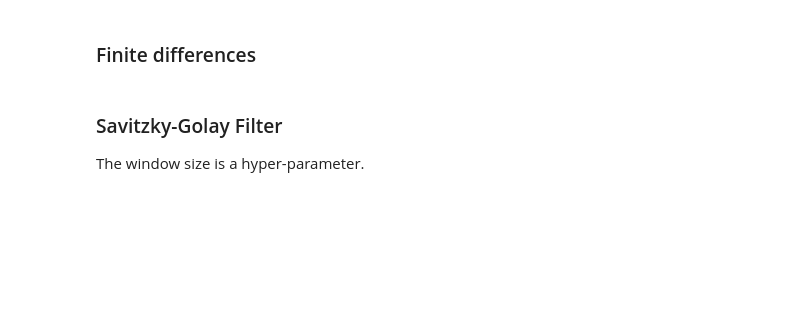
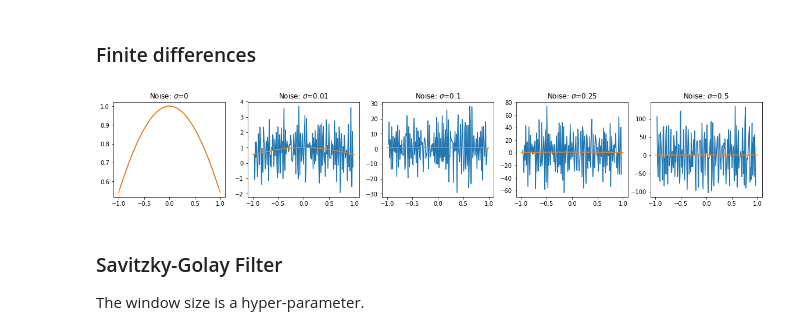
Before and after one commit to andgoldschmidt/derivative, a Jupyter notebook: Derivatives_Review.ipynb, the cells around one changed output. Cells and saved outputs as stored; diff of their text form; code cells hidden in the pictures; blank space fills up the shorter version.

```diff
--- a/Derivatives_Review.ipynb
+++ b/Derivatives_Review.ipynb
@@ -67,7 +67,9 @@ for axs, s in zip(ax, sigmas):
 ### Finite differences
 # %%
 fd = diff.FiniteDifference({'k': 3})
-plot_example_1(fd, x, noisy_sin, np.cos, sigmas)
+plot_example(fd, x, noisy_sin, np.cos, sigmas)
+# %% [output]
+[figure, added]
 # %% [markdown]
 ### Savitzky-Golay Filter
 The window size is a hyper-parameter.
```
Also changed, not shown: parts of 32 cells of this notebook, 1 other file.
